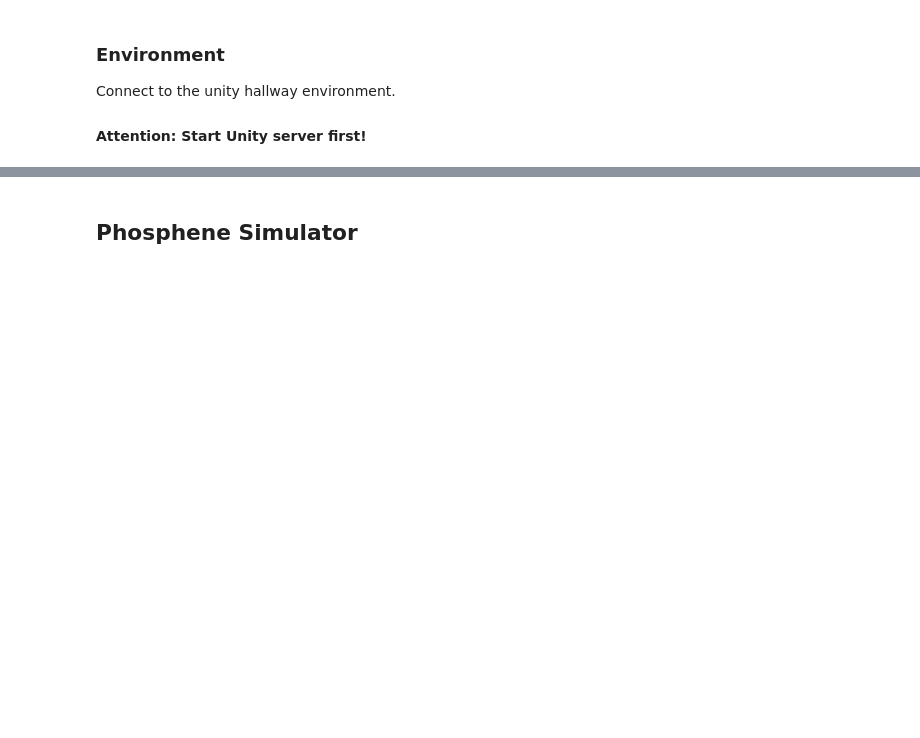
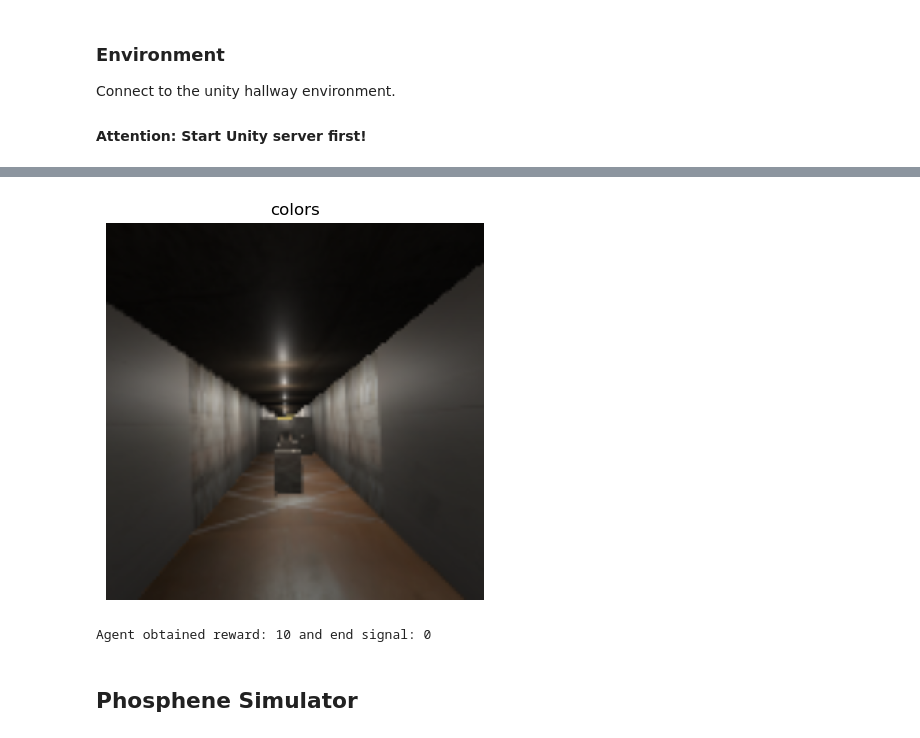
Before and after one commit to neuralcodinglab/RL-mobility, a Jupyter notebook: Python/Demo/demoUsage.ipynb, the cells around one changed output, grey strips where cells are left out. Saved outputs shown, nothing was run; the diff lists cells and outputs as text; code cells hidden in the pictures; blank space fills up the shorter version.

```diff
--- a/Python/Demo/demoUsage.ipynb
+++ b/Python/Demo/demoUsage.ipynb
@@ -65,26 +65,29 @@ end, reward, state_raw = environment.reset(1)
 # %%
 ### Try walking around with the agent
 STEP_TYPE = 0 # 0: forward, 1: left, 2: right
 
 # Reset environment
 end, reward, state_raw = environment.step(0)
 state = environment.state2arrays(state_raw)
 
 ## Visualize
-KIND = 'flow'
+KIND = 'colors'
 
 # display current state (128x128 image)
 img = state[KIND]
 img = cv2.resize(img, (480,480))
 
 plt.figure(figsize=(5,5),dpi=100)
 plt.imshow(img)
 plt.title(KIND)
 plt.axis('off')
 plt.show()
 
 ## End signal (0: nothing happened, 1: box collision, 2: wall collision, 3: step target reached)
 print('Agent obtained reward: {} and end signal: {}'.format(reward, end))
+# %% [output]
+[figure, added]
+Agent obtained reward: 10 and end signal: 0
 # %%
 ### Animated stepping
 
```
Also changed, not shown: parts of 3 cells of this notebook, 1 other file.
